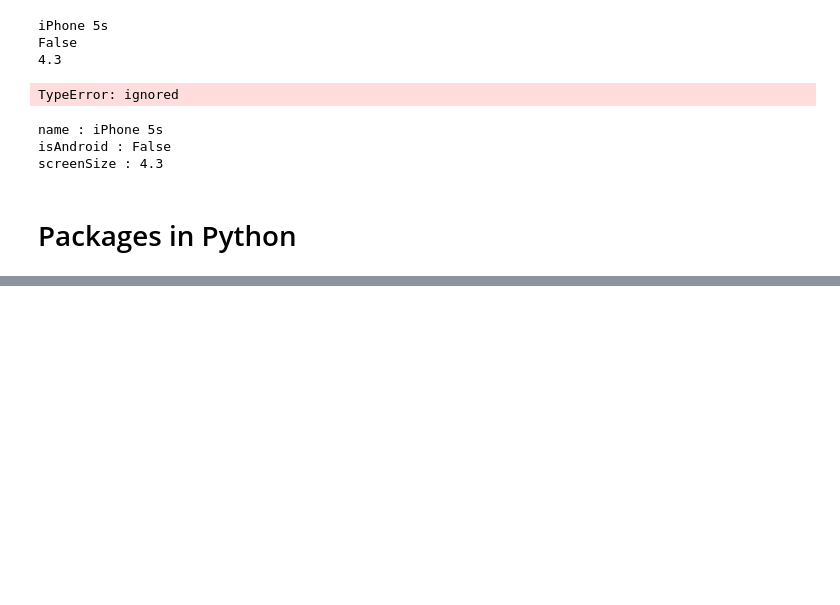
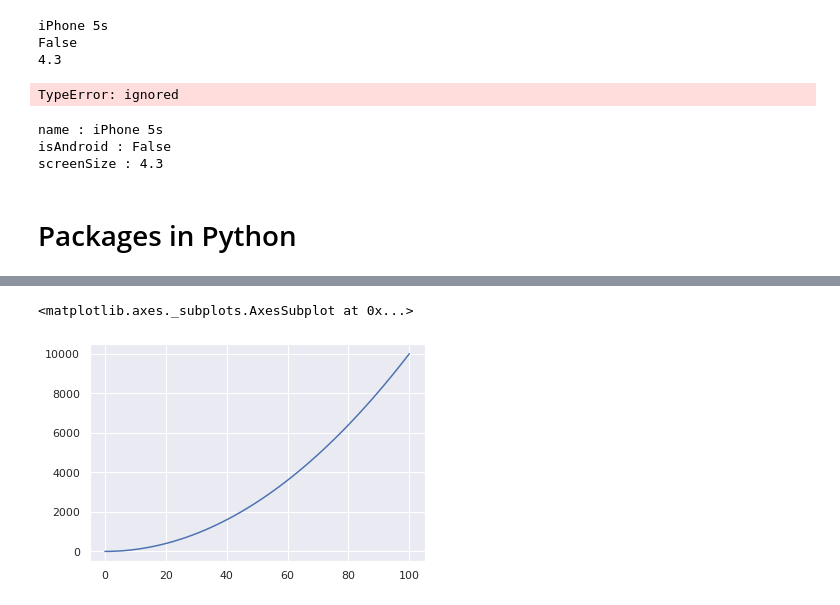
Before and after one commit to Tarun2901/GUVIDLCourse, a Jupyter notebook: PythonIntro.ipynb, the cells around one changed output, grey strips where cells are left out. Drawn from its saved outputs; the diff is of its cells as text; code cells hidden in the pictures; blank space fills up the shorter version.

```diff
--- a/PythonIntro.ipynb
+++ b/PythonIntro.ipynb
@@ -350,0 +761,5 @@ screenSize : 4.3
+# %%
+sns.lineplot(x,y)
+# %% [output]
+<matplotlib.axes._subplots.AxesSubplot at 0x...>
+[figure, added]
```
Also changed, not shown: parts of 108 cells of this notebook.
